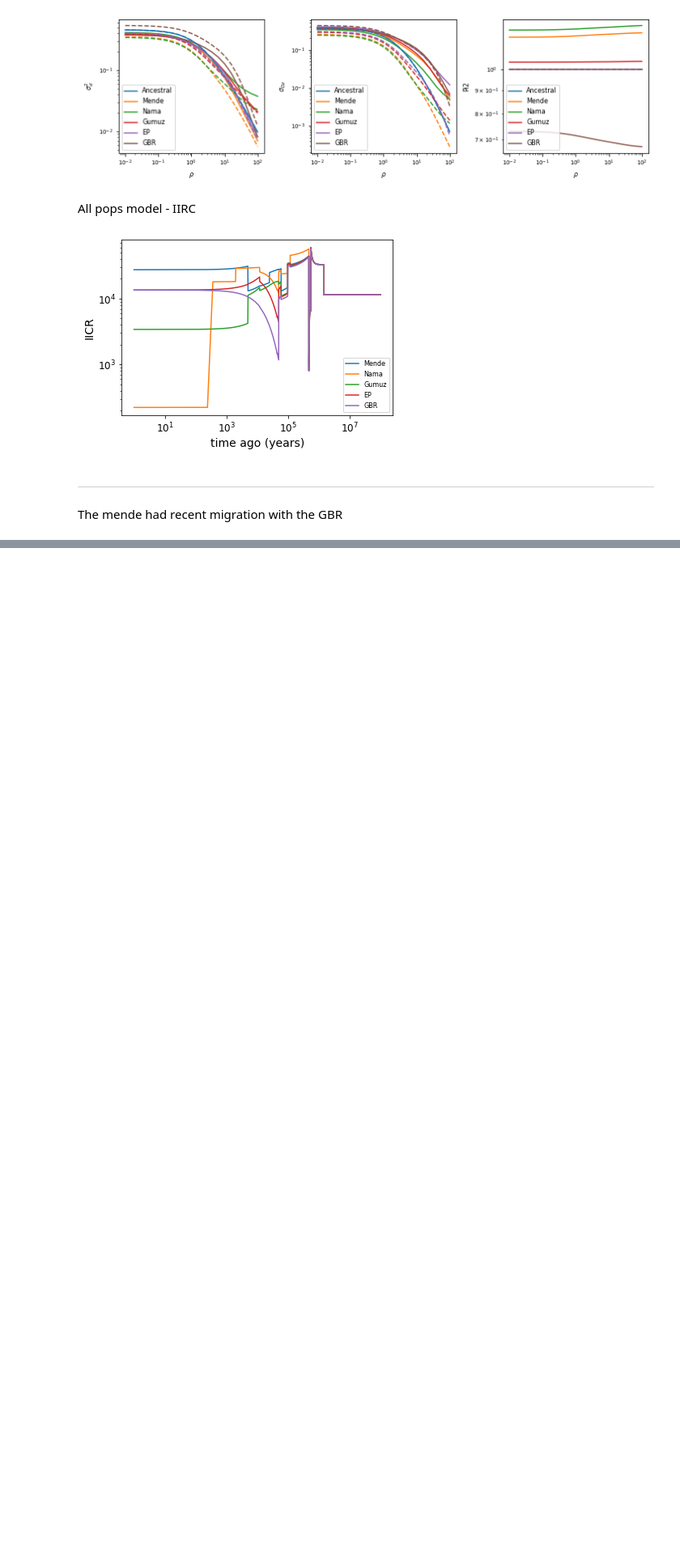
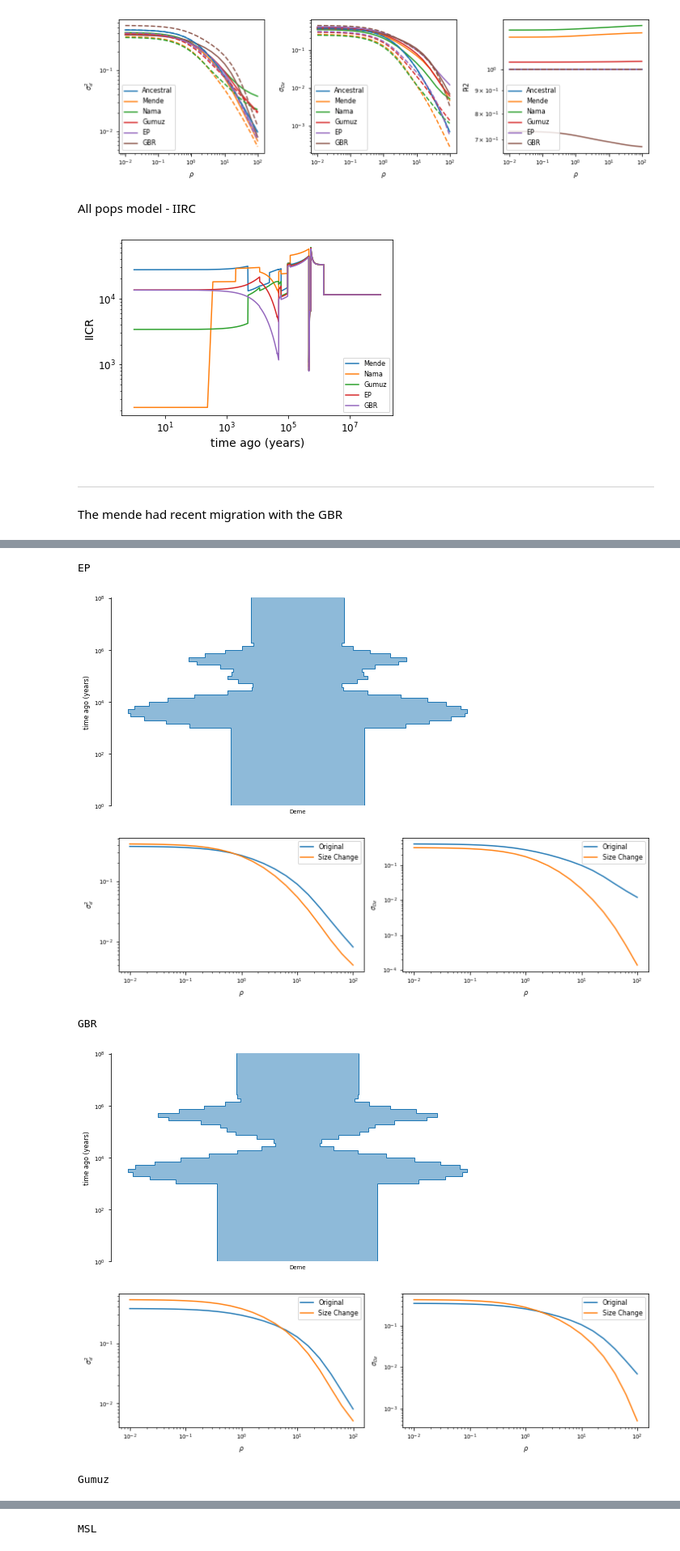
Before and after one commit to georgette-femerling/demography-simulations, a Jupyter notebook: scripts/merger_with_stem.ipynb, the cells around one changed output, grey strips where cells are left out. Shown: that part at 81% size. Saved outputs shown, nothing was run; the diff lists cells and outputs as text; code cells hidden in the pictures; blank space fills up the shorter version.

```diff
--- a/scripts/merger_with_stem.ipynb
+++ b/scripts/merger_with_stem.ipynb
@@ -389,0 +434,31 @@ The mende had recent migration with the GBR
+# %%
+def calculate_signal_Dz(LDpop1,LDpop2):
+    '''Calculates the Mean log difference between the two decays of D2'''
+    x = LDpop1[:,1]
+    y = LDpop2[:,1]
+    log_diff = np.diff(np.log(x) - np.log(y)) # calculate difference
+    mld= np.mean(log_diff)
+    return mld
+
+def calculate_signal_D2(LDpop1,LDpop2):
+    '''Calculates the Mean log difference between the two decays of D2'''
+    x = LDpop1[:,0]
+    y = LDpop2[:,0]
+    log_diff = np.diff(np.log(x) - np.log(y)) # calculate difference
+    mld= np.mean(log_diff)
+    return mld
+# %%
+def run_LD_analysis_from_relate(model_iicr,times,LD_truth,time_units="generations",generation_time=1):
+    # Sample times at epochs
+    model_sc = model.size_change_from_iicr(model_iicr,times,time_units=time_units,generation_time=generation_time,plot=True)
+    # Slice the generated model and get LD
+    model_sc_sliced = slice.slice_timepoints(model_sc,time_points=[0])
+    model_sc_sliced_LD = get_LD.get_LD_from_sliced_demes(model_sc_sliced)
+    # Get signal magnitude
+    x = LD_truth[-1] # Model or truth
+    y = model_sc_sliced_LD['Deme'][-1] # size change
+    plot_comparison(x,y)
+    signal_dz = calculate_signal_Dz(x,y)
+    signal_d2 = calculate_signal_D2(x,y)
+
+    return [signal_d2,signal_dz],model_sc_sliced_LD['Deme']
@@ -389,0 +469,16 @@ The mende had recent migration with the GBR
+# %%
+signals_Dz={}
+LD={}
+for pop in pops:
+    print(pop)
+    signal,LD_pop = run_LD_analysis_from_relate(pop_sizes[(pop,pop)][:-5],times,LD_truth=mws_sliced_LD[pop],time_units="years",generation_time=29)
+    signals_Dz[pop] = signal
+    LD[pop] = LD_pop
+# %% [output]
+EP
+[figure, added]
+[figure, added]
+GBR
+[figure, added]
+[figure, added]
+Gumuz
@@ -389,0 +487 @@ The mende had recent migration with the GBR
+MSL
```
Also changed, not shown: parts of 19 cells of this notebook, 9 other files.
